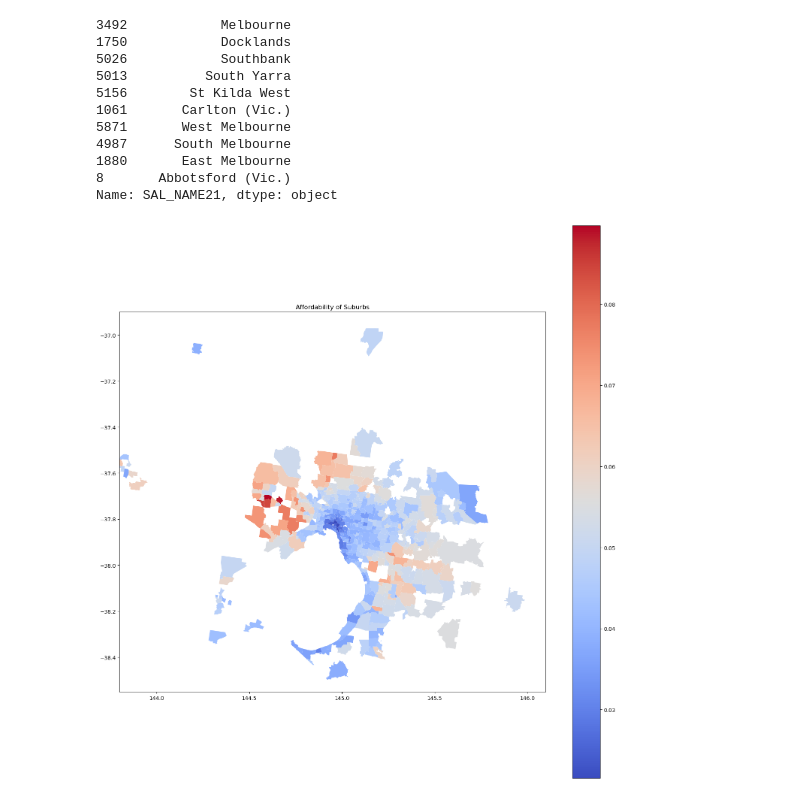
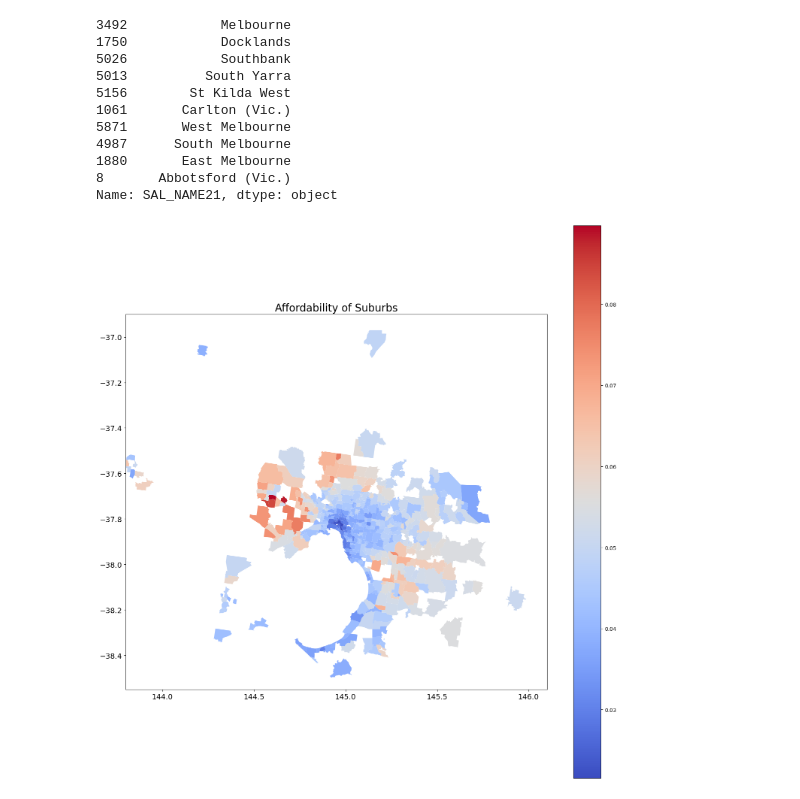
Before and after one commit to MAST30034-AppliedDataScience/project-2-group-real-estate-industry-project-8, a Jupyter notebook: notebooks/Livability_and_Affordability/affordability.ipynb, the cells around one changed output. Drawn from its saved outputs; the diff is of its cells as text; code cells hidden in the pictures.

```diff
--- a/notebooks/Livability_and_Affordability/affordability.ipynb
+++ b/notebooks/Livability_and_Affordability/affordability.ipynb
@@ -135,20 +135,34 @@ Name: SAL_NAME21, dtype: object
 # %%
 import matplotlib.pyplot as plt
 
-# graph top 10 residuals
-fig, ax = plt.subplots(figsize=(15, 15))
+# Create the plot for affordability index
+fig, ax = plt.subplots(figsize=(15, 15))  # Adjust figure size
 suburbs_sorted_2024.plot(column='affordability_index', ax=ax, legend=True, cmap='coolwarm')
-plt.title('Affordability of Suburbs')
 
-# Set the limits for the plot to zoom in on the greater melbourne
+# Set the title and font size
+plt.title('Affordability of Suburbs', fontsize=20)
+
+# Set the limits for the plot to zoom in on the greater Melbourne
 ax.set_xlim([143.8, 146.1])  # Longitude limits
 ax.set_ylim([-38.55, -36.9])  # Latitude limits
 
+# Adjust tick label font sizes for better readability
+ax.tick_params(axis='both', which='major', labelsize=14)
+
+# Adjust the legend font size
+legend = ax.get_legend()
+if legend:
+    legend.set_title('Affordability Index', prop={'size': 15})
+    for text in legend.get_texts():
+        text.set_fontsize(12)
+
+# Use tight layout to remove excess white space
 plt.tight_layout()
 
-# Save the plot
-plt.savefig(f'../../plots/affordability_score_map.png')
+# Save the plot to a file with specified path and format
+plt.savefig('../../plots/affordability_score_map.png', dpi=300)
 
+# Display the plot
 plt.show()
 # %% [output]
-[figure, old version]
+[figure, new version]
```
Also changed, not shown: 1 other file.
